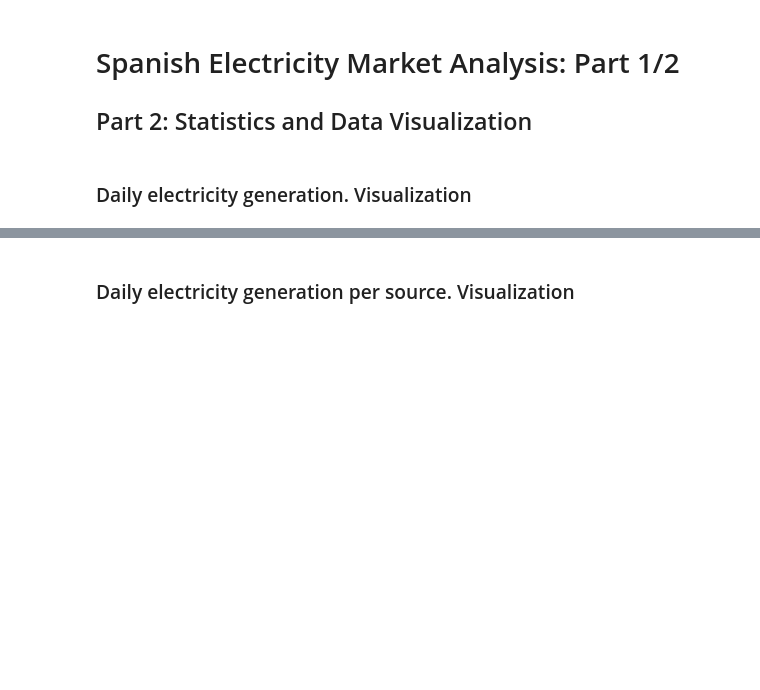
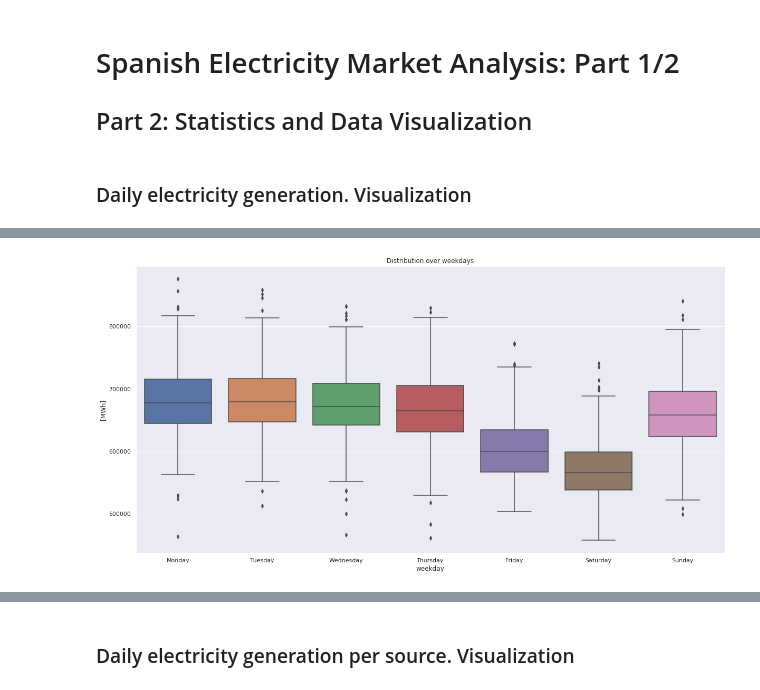
Before and after one commit to ta-data-bcn/Project-Week-5-Your-Own-Project, a Jupyter notebook: your-project/Project_4_Data_Visualization.ipynb, the cells around one changed output, grey strips where cells are left out. Saved outputs shown, nothing was run; the diff lists cells and outputs as text; code cells hidden in the pictures; blank space fills up the shorter version.

```diff
--- a/your-project/Project_4_Data_Visualization.ipynb
+++ b/your-project/Project_4_Data_Visualization.ipynb
@@ -19,0 +94,10 @@ PBF_total_df = pd.read_csv('cleaned_data/generation_per_source.csv') #reading th
+# %%
+plt.figure(figsize=(20,10))
+sns.boxplot(data=PBF_total_df, x="weekday", y="value")
+plt.title("Distribution over weekdays")
+plt.xticks(np.arange(0,7), ('Monday', 'Tuesday', 'Wednesday', 'Thursday', 'Friday', 'Saturday', 'Sunday'))
+
+plt.ylabel("[MWh]")
+plt.show()
+# %% [output]
+[figure, added]
```
Also changed, not shown: parts of 37 cells of this notebook, 1 other file.
